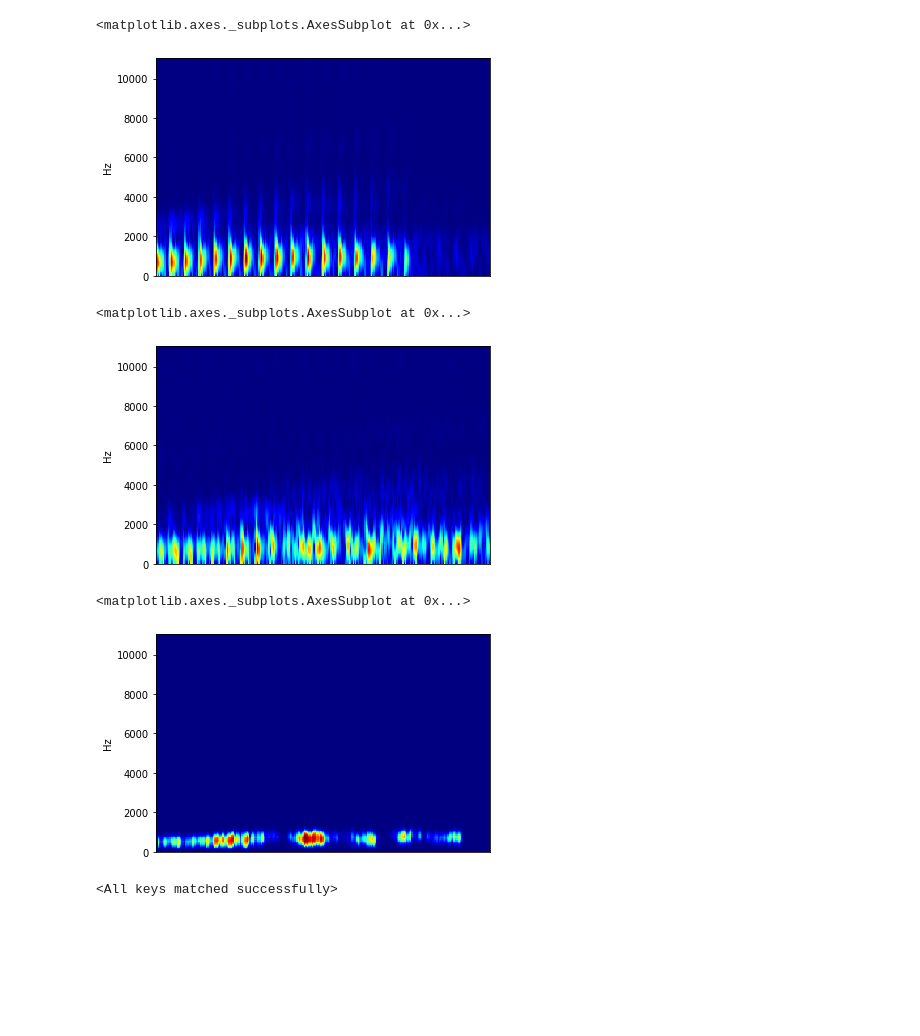
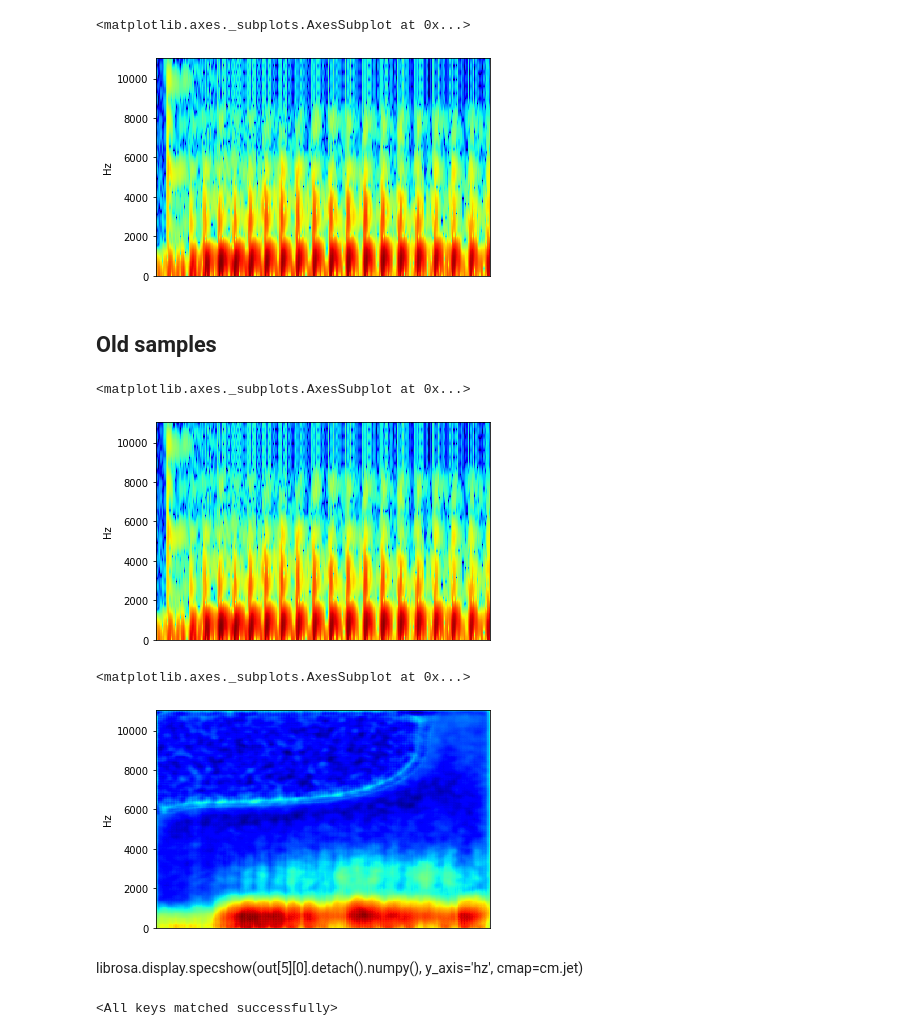
Before and after one commit to iabd/Dereverbify, a Jupyter notebook: Playground.ipynb, the cells around one changed output. Cells and saved outputs as stored; diff of their text form; code cells hidden in the pictures; blank space fills up the shorter version.

```diff
--- a/Playground.ipynb
+++ b/Playground.ipynb
@@ -26,9 +25,9 @@ revPath="/Users/zombie/Downloads/datadrive/ljspeech/revWavs/"
 # %%
 from dataset import TrainDataset
 # %%
-dset=TrainDataset(path, revPath, samplingRate=16000, segmentLength=16000, nfft=512, winLength=32, window='hamming')
+dset=TrainDataset(path, revPath, samplingRate=16000, segmentLength=16000, nfft=512, winLength=32, window='hamming', shuffle=True)
 # %%
-loader=DataLoader(dset, batch_size=16)
+loader=DataLoader(dset, batch_size=32)
 i=0
 for batch in islice(loader, 2):
     print('yes {}'.format(i), end="\r")
@@ -38,6 +42,6 @@ yes 1
 # %%
 from unet import UNet
 net=UNet(1, 1)
-checkpoint=torch.load("/Users/zombie/checkpoint.pt", map_location=torch.device('cpu'))
+checkpoint=torch.load(checkpoint, map_location=torch.device('cpu'))
 net.load_state_dict(checkpoint['modelStateDict'])
 # %% [output]
@@ -45,2 +56,2 @@ torch.Size([16, 1, 256, 256])
 # %%
-out=net(batch[1])
+out=net(batch[0])
@@ -47,18 +75,22 @@ out=net(batch[1])
 # %%
-librosa.display.specshow(batch[0][15][0].numpy(), y_axis='hz', cmap=cm.jet)
+librosa.display.specshow(librosa.power_to_db(batch[0][8][0].numpy()**2), y_axis='hz', cmap=cm.jet)
 # %% [output]
 <matplotlib.axes._subplots.AxesSubplot at 0x...>
-[figure, old version]
+[figure, new version]
+# %% [markdown]
+## Old samples
 # %%
-librosa.display.specshow(batch[1][15][0].numpy(), y_axis='hz', cmap=cm.jet)
+librosa.display.specshow(librosa.power_to_db(batch[0][8][0].numpy()**2), y_axis='hz', cmap=cm.jet)
 # %% [output]
 <matplotlib.axes._subplots.AxesSubplot at 0x...>
-[figure, old version]
+[figure, new version]
 # %%
-librosa.display.specshow(out[15][0].detach().numpy(), y_axis='hz', cmap=cm.jet)
+librosa.display.specshow(librosa.power_to_db(out[8][0].detach().numpy()**2), y_axis='hz', cmap=cm.jet)
 # %% [output]
 <matplotlib.axes._subplots.AxesSubplot at 0x...>
-[figure, old version]
+[figure, new version]
+# %% [markdown]
+librosa.display.specshow(out[5][0].detach().numpy(), y_axis='hz', cmap=cm.jet)
 # %%
 # plt.figure(figsize=(8,8))
 # plt.axis("off")
```
Also changed, not shown: parts of 11 cells of this notebook, 3 other files.
